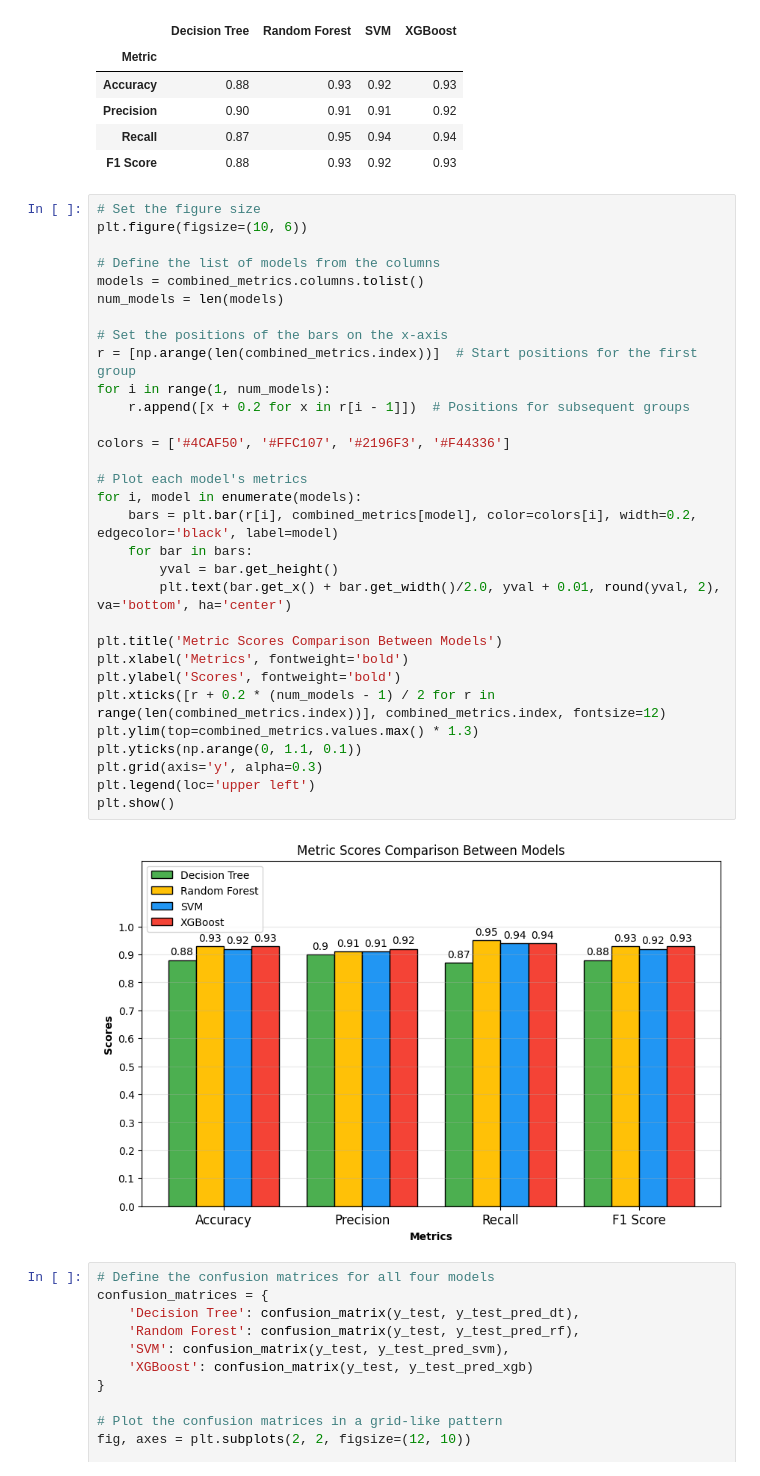
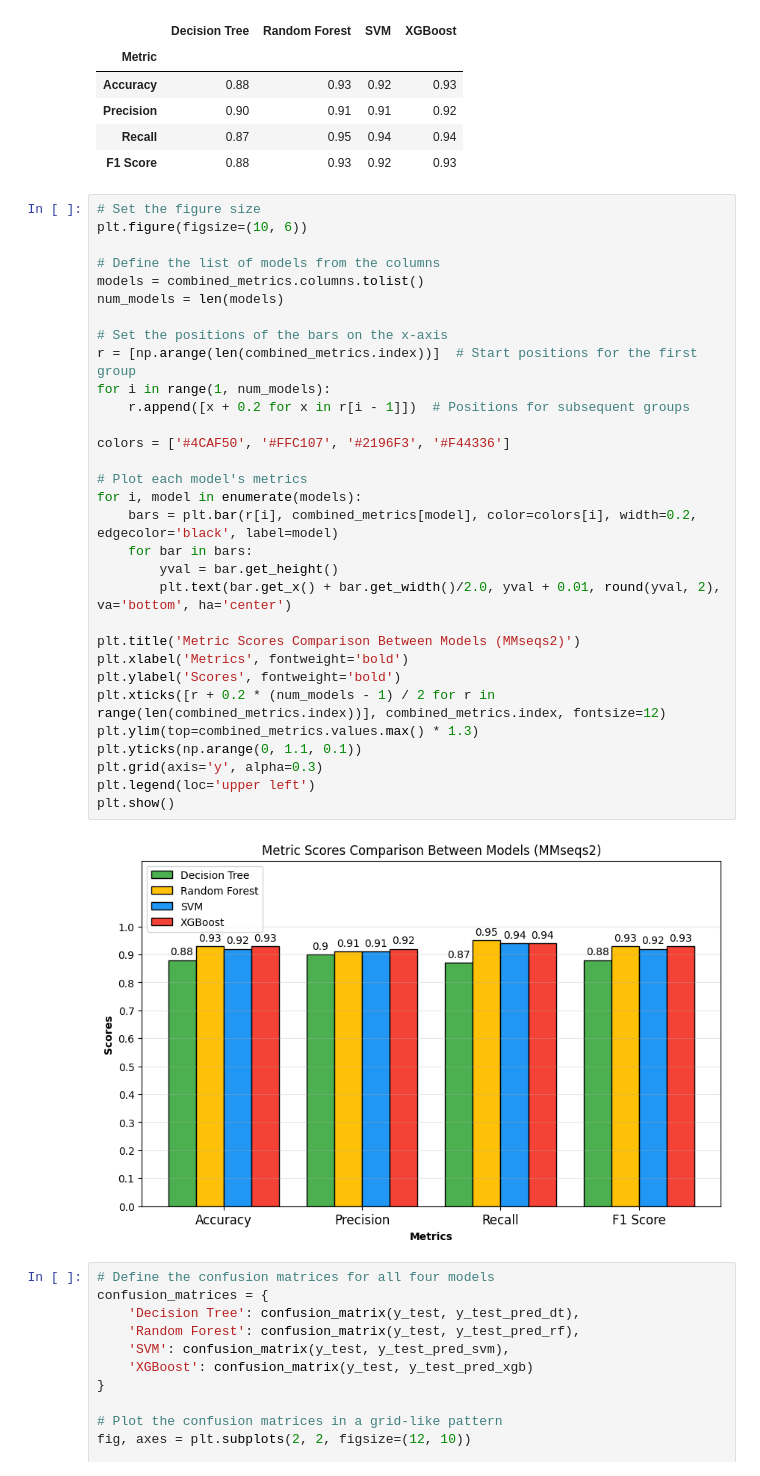
Before and after one commit to ChristianNeitzel/Projeto-Bioinf-PhageAcr, a Jupyter notebook: 6_code_ML_mmseqs_v2.ipynb, the cells around one changed output. Drawn from its saved outputs; the diff is of its cells as text.

```diff
--- a/6_code_ML_mmseqs_v2.ipynb
+++ b/6_code_ML_mmseqs_v2.ipynb
@@ -853,35 +853,35 @@ combined_metrics
 # Set the figure size
 plt.figure(figsize=(10, 6))
 
 # Define the list of models from the columns
 models = combined_metrics.columns.tolist()
 num_models = len(models)
 
 # Set the positions of the bars on the x-axis
 r = [np.arange(len(combined_metrics.index))]  # Start positions for the first group
 for i in range(1, num_models):
     r.append([x + 0.2 for x in r[i - 1]])  # Positions for subsequent groups
 
 colors = ['#4CAF50', '#FFC107', '#2196F3', '#F44336']
 
 # Plot each model's metrics
 for i, model in enumerate(models):
     bars = plt.bar(r[i], combined_metrics[model], color=colors[i], width=0.2, edgecolor='black', label=model)
     for bar in bars:
         yval = bar.get_height()
         plt.text(bar.get_x() + bar.get_width()/2.0, yval + 0.01, round(yval, 2), va='bottom', ha='center')
 
-plt.title('Metric Scores Comparison Between Models')
+plt.title('Metric Scores Comparison Between Models (MMseqs2)')
 plt.xlabel('Metrics', fontweight='bold')
 plt.ylabel('Scores', fontweight='bold')
 plt.xticks([r + 0.2 * (num_models - 1) / 2 for r in range(len(combined_metrics.index))], combined_metrics.index, fontsize=12)
 plt.ylim(top=combined_metrics.values.max() * 1.3)
 plt.yticks(np.arange(0, 1.1, 0.1))
 plt.grid(axis='y', alpha=0.3)
 plt.legend(loc='upper left')
 plt.show()
 # %% [output]
-[figure, old version]
+[figure, new version]
 # %%
 # Define the confusion matrices for all four models
 confusion_matrices = {
```
Also changed, not shown: parts of 1 cell of this notebook, 1 other file.
